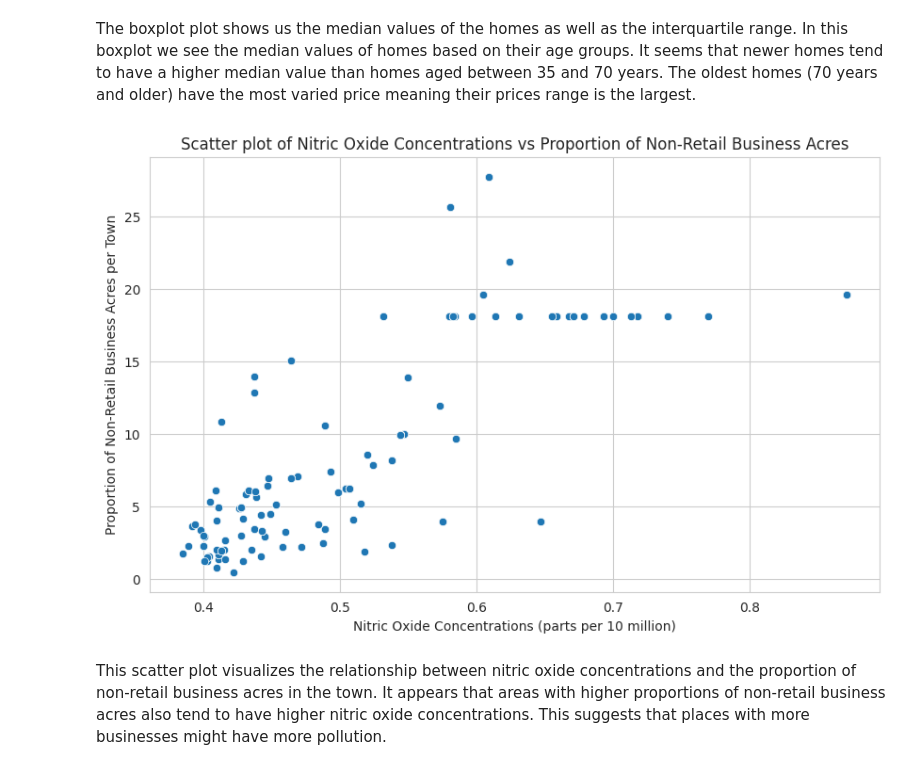
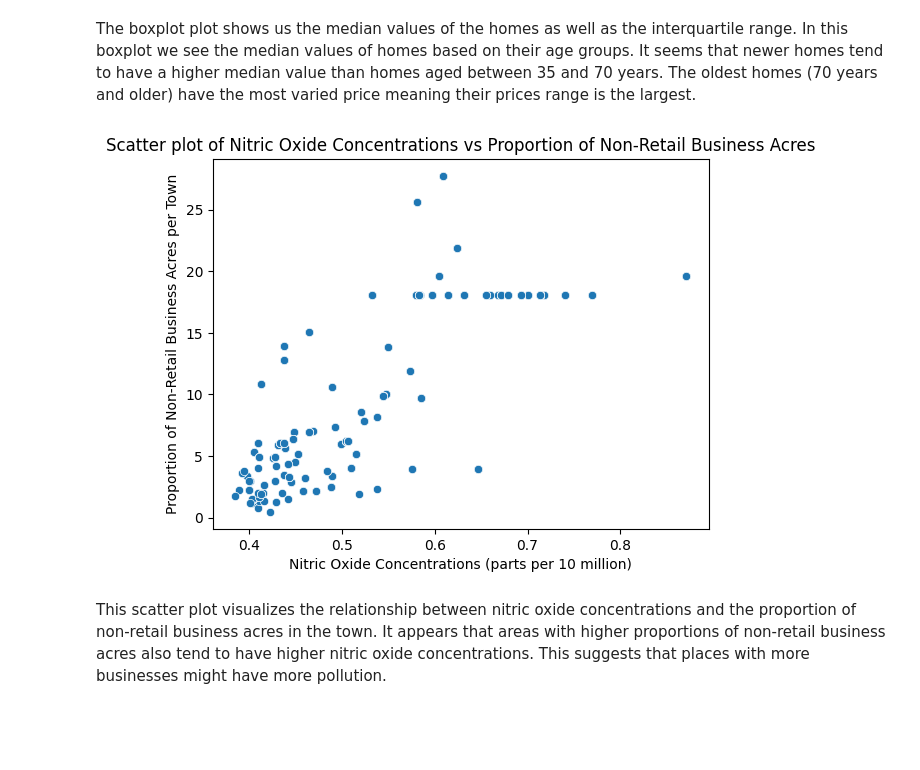
Before and after one commit to ahsansaleem/github-final-project, a Jupyter notebook: Project_Case_Boston_Housing.ipynb, the cells around one changed output. Saved outputs shown, nothing was run; the diff lists cells and outputs as text; code cells hidden in the pictures; blank space fills up the shorter version.

```diff
--- a/Project_Case_Boston_Housing.ipynb
+++ b/Project_Case_Boston_Housing.ipynb
@@ -12,8 +12,5 @@ boston_df=pd.read_csv(boston_url)
 # %%
 import matplotlib.pyplot as plt
 import seaborn as sns
-
-# Setting the style for seaborn plots
-sns.set_style("whitegrid")
 # %%
 #For the "Median value of owner-occupied homes" provide a boxplot
@@ -56,14 +53,14 @@ The boxplot plot shows us the median values of the homes as well as the interqua
 # %%
 #Provide a scatter plot to show the relationship between Nitric oxide concentrations
 #and the proportion of non-retail business acres per town. What can you say about the relationship?
-plt.figure(figsize=(10, 6))
+plt.figure()
 sns.scatterplot(x=boston_df["NOX"], y=boston_df["INDUS"])
 plt.title("Scatter plot of Nitric Oxide Concentrations vs Proportion of Non-Retail Business Acres")
 plt.xlabel("Nitric Oxide Concentrations (parts per 10 million)")
 plt.ylabel("Proportion of Non-Retail Business Acres per Town")
 plt.show()
 # %% [output]
-[figure, old version]
+[figure, new version]
 # %% [markdown]
 This scatter plot visualizes the relationship between nitric oxide concentrations and the proportion of non-retail business acres in the town. It appears that areas with higher proportions of non-retail business acres also tend to have higher nitric oxide concentrations. This suggests that places with more businesses might have more pollution.
 # %%
```
Also changed, not shown: parts of 7 cells of this notebook.
